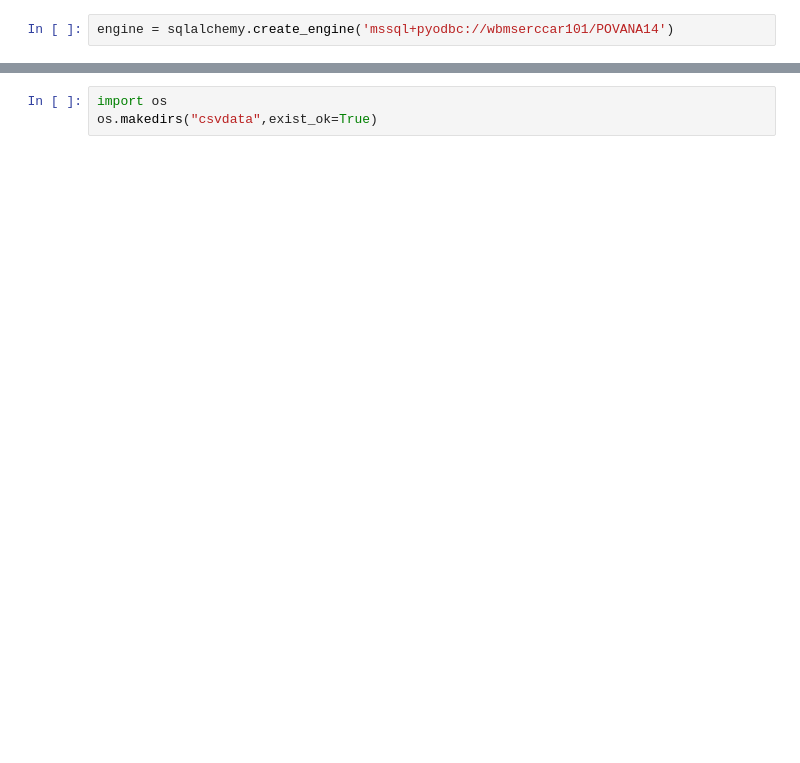
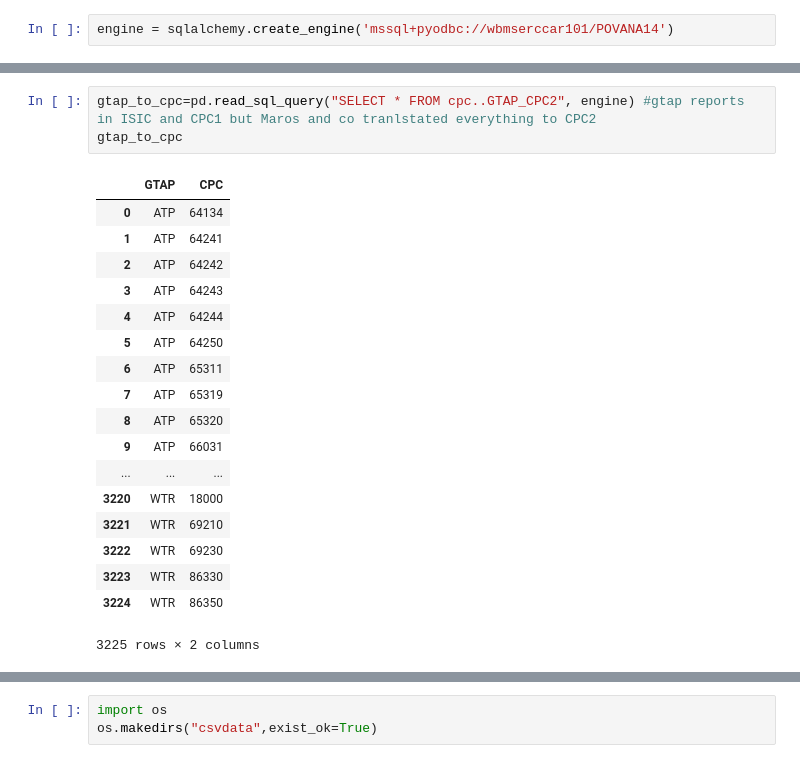
Before and after one commit to adrivsh/hh_emi_ineq, a Jupyter notebook: accessSQL.ipynb, the cells around one changed output, grey strips where cells are left out. Cells and saved outputs as stored; diff of their text form; blank space fills up the shorter version.

Commit message:
gtap

```diff
--- a/accessSQL.ipynb
+++ b/accessSQL.ipynb
@@ -15,0 +76,22 @@ DecileComposite= pd.read_sql_table("DecileComposite",engine,schema="combined")
+# %%
+gtap_to_cpc=pd.read_sql_query("SELECT * FROM cpc..GTAP_CPC2", engine) #gtap reports in ISIC and CPC1 but Maros and co tranlstated everything to CPC2
+gtap_to_cpc
+# %% [output]
+|  | GTAP | CPC |
+| 0 | ATP | 64134 |
+| 1 | ATP | 64241 |
+| 2 | ATP | 64242 |
+| 3 | ATP | 64243 |
+| 4 | ATP | 64244 |
+| 5 | ATP | 64250 |
+| 6 | ATP | 65311 |
+| 7 | ATP | 65319 |
+| 8 | ATP | 65320 |
+| 9 | ATP | 66031 |
+| ... | ... | ... |
+| 3220 | WTR | 18000 |
+| 3221 | WTR | 69210 |
+| 3222 | WTR | 69230 |
+| 3223 | WTR | 86330 |
+| 3224 | WTR | 86350 |
+3225 rows × 2 columns
```
Also changed, not shown: parts of 18 cells of this notebook.
